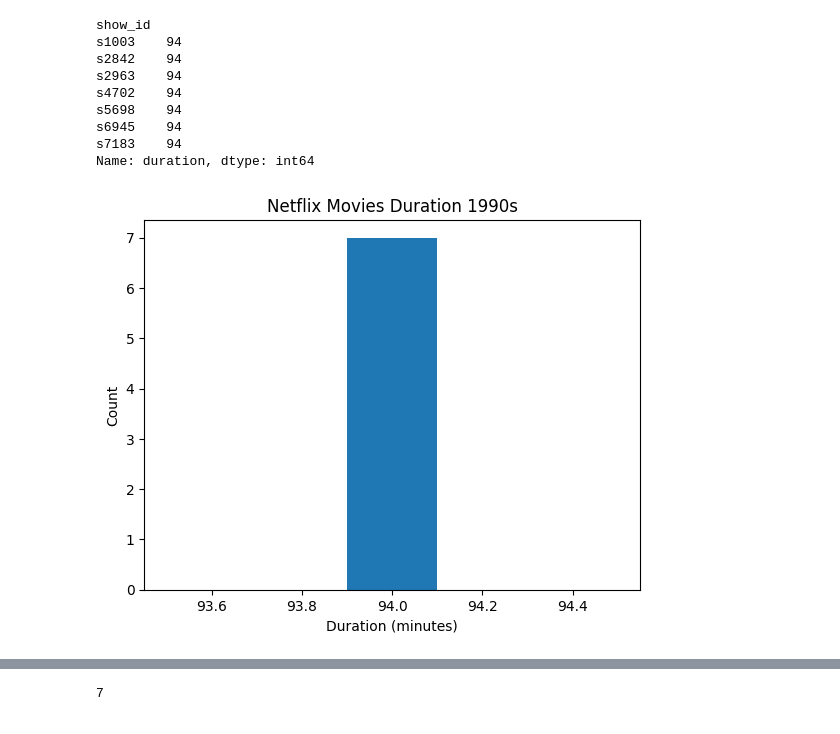
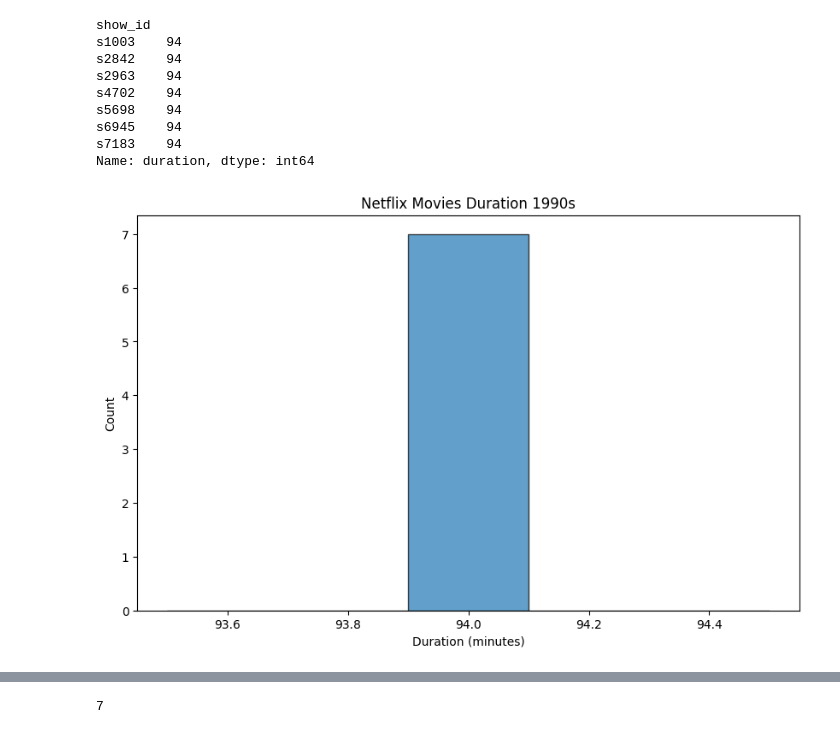
Before and after one commit to engjoaofaro/netflix_case_datacamp, a Jupyter notebook: notebook.ipynb, the cells around one changed output, grey strips where cells are left out. Drawn from its saved outputs; the diff is of its cells as text; code cells hidden in the pictures.

```diff
--- a/notebook.ipynb
+++ b/notebook.ipynb
@@ -209,13 +212,14 @@ s7183    94
 Name: duration, dtype: int64
 # %%
 # plot the values that appear most often
-plt.hist(movies_duration, bins=5)
+plt.figure(figsize=(10, 6))
+plt.hist(movies_duration, bins=5, alpha=0.7, edgecolor='black')
 plt.title("Netflix Movies Duration 1990s")
 plt.xlabel("Duration (minutes)")
 plt.ylabel("Count")
 plt.show()
 # %% [output]
-[figure, old version]
+[figure, new version]
 # %%
 # table with short action movies from the 1990s
 movies_short = movies.loc[(movies['duration'] < 90) & (movies['genre'] == 'Action') & (movies['type'] == 'Movie')]
```
Also changed, not shown: parts of 2 cells of this notebook.
